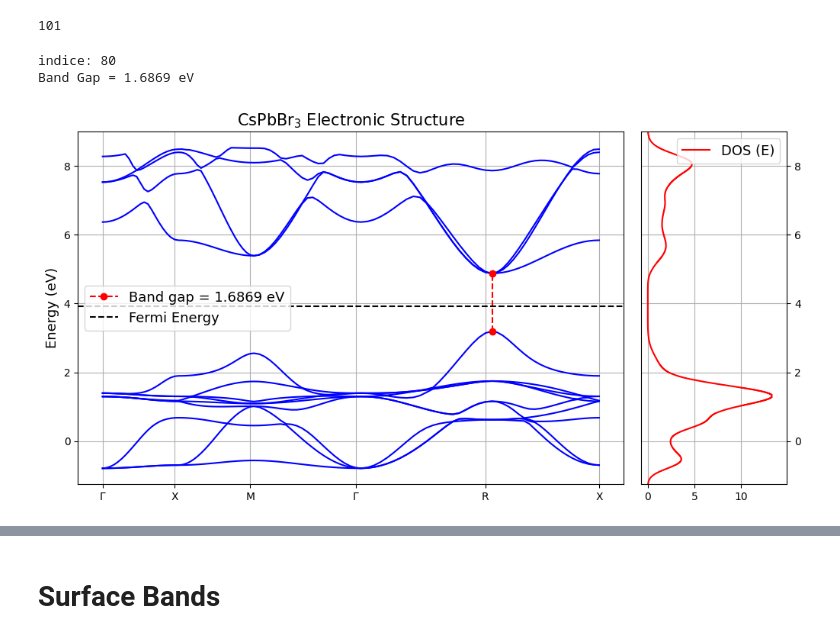
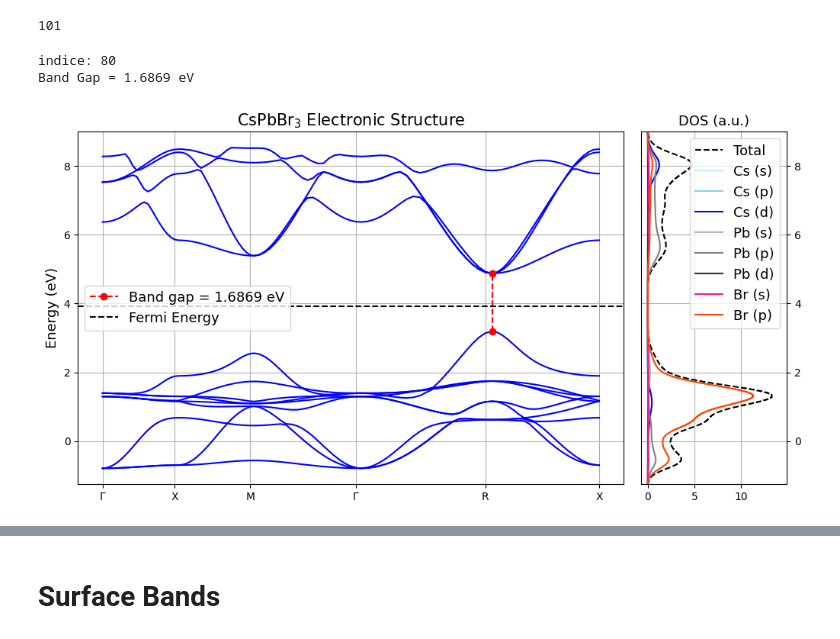
Before and after one commit to gabrielxvr/PeQDs-morphology-analysis, a Jupyter notebook: BANDS.ipynb, the cells around one changed output, grey strips where cells are left out. Cells and saved outputs as stored; diff of their text form; code cells hidden in the pictures.

```diff
--- a/BANDS.ipynb
+++ b/BANDS.ipynb
@@ -8,2 +10,14 @@ from wulffpack import SingleCrystal
+# %%
+DOS_colors = [
+    '#BFEFFF',  # Bright Light Blue
+    '#87CEFA',  # Bright Medium Blue
+    'blue',  # Bright Dark Blue
+    '0.7',  # Bright Light Grey
+    '0.5',  # Same Medium Grey
+    '0.2',  # Bright Dark Grey
+    'deeppink',  # Bright Light Red
+    '#FF4500',  # Bright Medium Red
+    '#CD5C5C'   # Bright Dark Red
+] #chatGPT
 # %%
 bandas = readband(r'CsPbBr3/band-cspbbr3.gnu')
@@ -11,3 +24,15 @@ dos = pd.read_csv(r'CsPbBr3/dos_CsPbBr3.txt', sep = ' ')
+# %%
+dos = pd.read_csv(r'CsPbBr3/dos_CsPbBr3.txt', sep = ' ')
+dos_cs_s = pd.read_csv(r'CsPbBr3/DOS-Cs-s.txt', sep = ' ')
+dos_cs_p = pd.read_csv(r'CsPbBr3/DOS-Cs-p.txt', sep = ' ')
+dos_cs_d = pd.read_csv(r'CsPbBr3/DOS-Cs-d.txt', sep = ' ')
+dos_pb_s = pd.read_csv(r'CsPbBr3/DOS-Pb-s.txt', sep = ' ')
+dos_pb_p = pd.read_csv(r'CsPbBr3/DOS-Pb-p.txt', sep = ' ')
+dos_pb_d = pd.read_csv(r'CsPbBr3/DOS-Pb-d.txt', sep = ' ')
+dos_br_s = pd.read_csv(r'CsPbBr3/DOS-Br-s.txt', sep = ' ')
+dos_br_p = pd.read_csv(r'CsPbBr3/DOS-Br-p.txt', sep = ' ')
+dos_objects = [dos_cs_s, dos_cs_p, dos_cs_d, dos_pb_s, dos_pb_p, dos_pb_d, dos_br_s, dos_br_p]
+dos_legends = ['Cs (s)', 'Cs (p)', 'Cs (d)', 'Pb (s)', 'Pb (p)', 'Pb (d)', 'Br (s)', 'Br (p)']
 # %%
 DOS = dos['dos(E)']
 E = dos['E(eV)']
@@ -21,38 +46,43 @@ nbnd = len(bandas.keys())-1
 k_nodes = [indices[0], indices[19], indices[39], indices[59], indices[79], indices[-1]]
 
 fig, (ax, ax_dos) = plt.subplots(1, 2, figsize=(12, 6), gridspec_kw={'width_ratios': [3, 0.8]})
 
 for i in range(13,nbnd):
     ax.plot(bandas['k'], bandas['e'+str(i)], c = 'blue', linewidth = 1.5)
 
 #ax.plot(bandas['k'], bandas['e21'], c = 'red', linewidth = 1.5) #Valence band
 #ax.plot(bandas['k'], bandas['e22'], c = 'red', linewidth = 1.5) # conduction band
 
 # Band Gap:
 bg = min(np.array(bandas['e22'])- np.array(bandas['e21']))
 print('indice:', list(np.array(bandas['e22'])- np.array(bandas['e21'])).index(bg))
 print('Band Gap =', bg, 'eV')
 x1, y1 = bandas['k'][80], bandas['e21'][80]
 x2, y2 = bandas['k'][80], bandas['e22'][80]
 ax.plot([x1, x2], [y1, y2], color='red', linestyle='--', marker='o', label='Band gap = 1.6869 eV')
 ax.set_xticks(k_nodes)
 ax.set_xticklabels(["$\Gamma$","X","M", "$\Gamma$", 'R', 'X'])
 ax.grid('--')
 ax.set_title(r'CsPbBr$_3$ Electronic Structure', fontsize = 15)
 ax.axhline(3.9128, linestyle = '--', color = '0', label = 'Fermi Energy')
 ax.legend(loc = 'center left', fontsize = 13)
 ax.set_ylabel('Energy (eV)', fontsize = 13)
 
+#DOS
+ax_dos.set_title('DOS (a.u.)', fontsize = 13)
+#ax_dos.set_xlim(0,3)
+ax_dos.plot(DOS, E, color='0', label='Total', linestyle = '--')
+for i in range(8):
+    ax_dos.plot(np.array(dos_objects[i]['pdos(E)'])*0.9,np.array(dos_objects[i]['E(eV)']), label = dos_legends[i], c= DOS_colors[i])
+    ax_dos.yaxis.set_label_position("right")
+    ax_dos.legend(loc='upper right', fontsize = 13)
+    ax_dos.grid('--')
+    ax_dos.yaxis.tick_right()
+fig.subplots_adjust(wspace=0.05)
+ax_dos.set_ylim(ax.get_ylim())
 
-ax_dos.plot(DOS, E, color='red', linewidth=1.5, label='DOS (E)')
-ax_dos.yaxis.set_label_position("right")
-ax_dos.set_ylim(ax.get_ylim())
-ax_dos.legend(loc='upper right', fontsize = 13)
-ax_dos.grid('--')
-ax_dos.yaxis.tick_right()
-fig.subplots_adjust(wspace=0.05)
 plt.savefig('CsPbBr3/banda_CsPbBr3.png', dpi = 200)
 # %% [output]
 indice: 80
 Band Gap = 1.6869 eV
-[figure, old version]
+[figure, new version]
```
Also changed, not shown: parts of 22 cells of this notebook, 53 other files.
